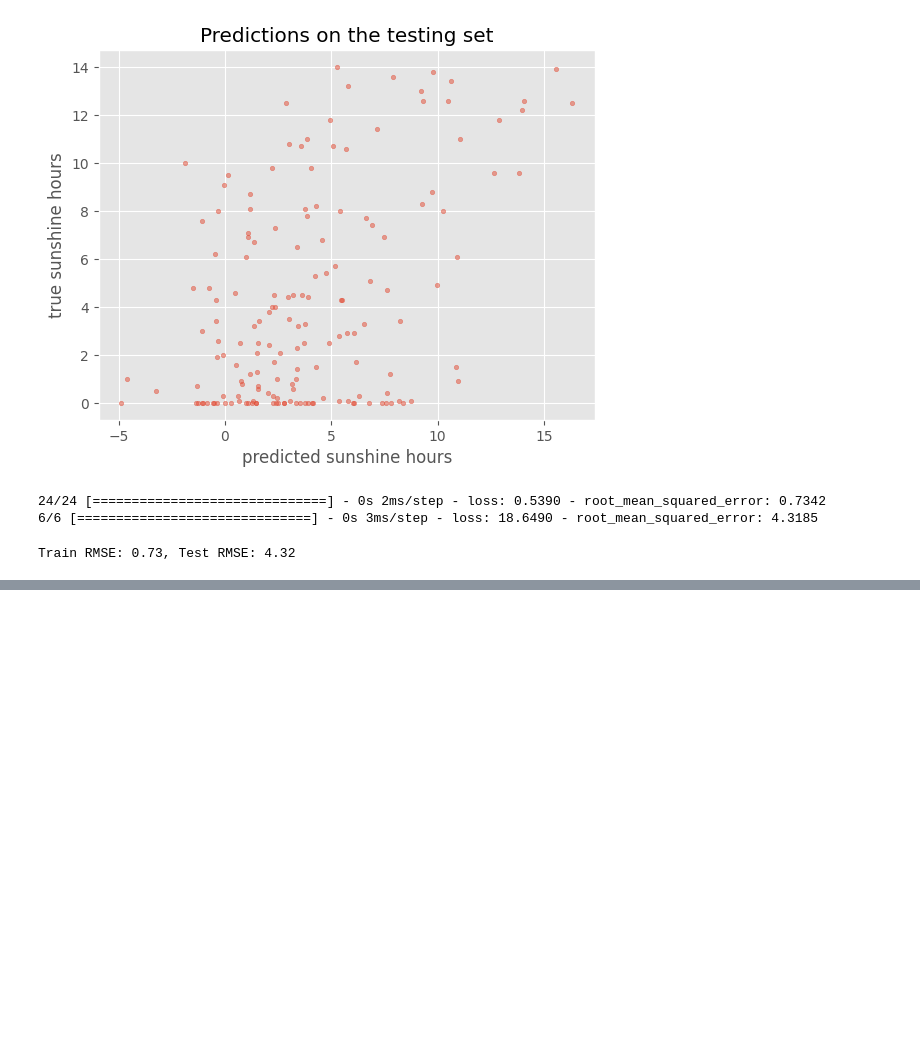
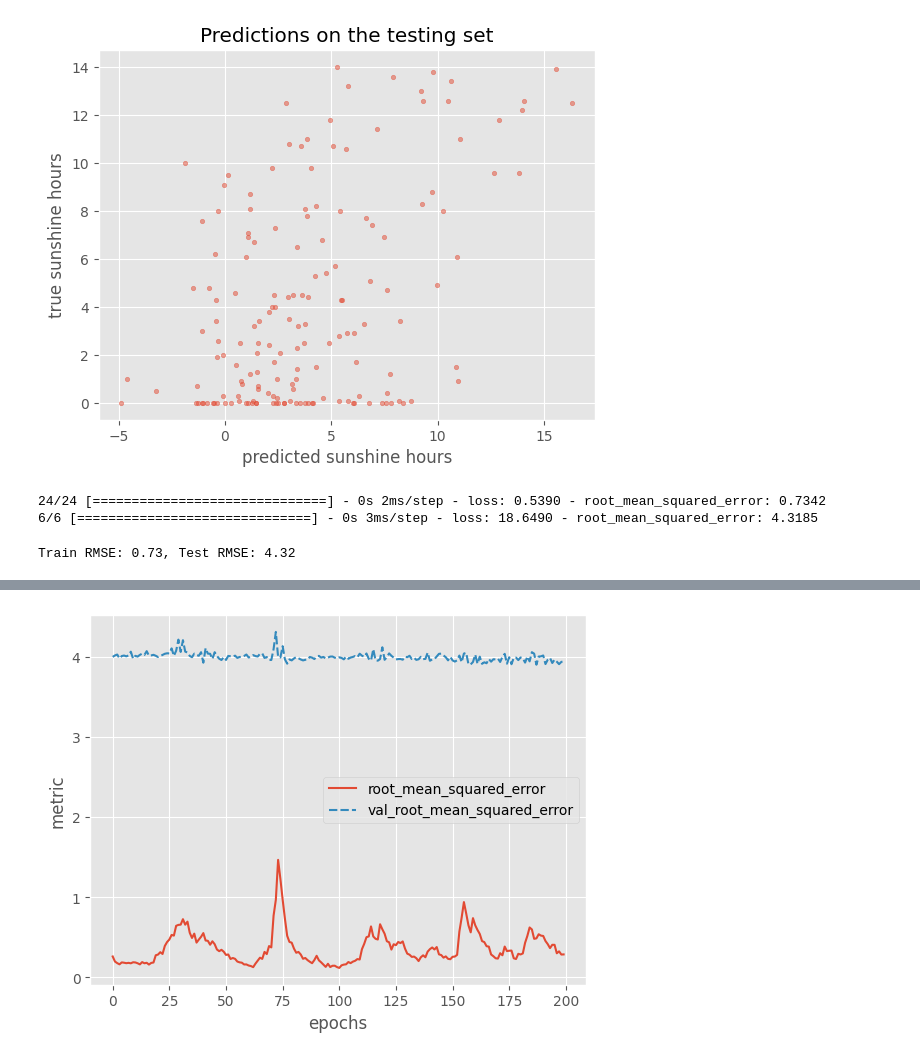
Before and after one commit to MaxDangVu136/ml_carpentry_workshop_2023, a Jupyter notebook: ml_carpentry_workshop_day3_neural_nets_weather.ipynb, the cells around one changed output, grey strips where cells are left out. Saved outputs shown, nothing was run; the diff lists cells and outputs as text; code cells hidden in the pictures; blank space fills up the shorter version.

```diff
--- a/ml_carpentry_workshop_day3_neural_nets_weather.ipynb
+++ b/ml_carpentry_workshop_day3_neural_nets_weather.ipynb
@@ -187,0 +211,8 @@ Train RMSE: 0.73, Test RMSE: 4.32
+# %%
+# Why do we need validation dataset?
+history = model.fit(X_train, y_train, batch_size=32, epochs=200,
+                    validation_data = (X_val, y_val), verbose = 0)
+# %%
+plot_history(history, ['root_mean_squared_error', 'val_root_mean_squared_error'])
+# %% [output]
+[figure, added]
```
Also changed, not shown: parts of 3 cells of this notebook.
